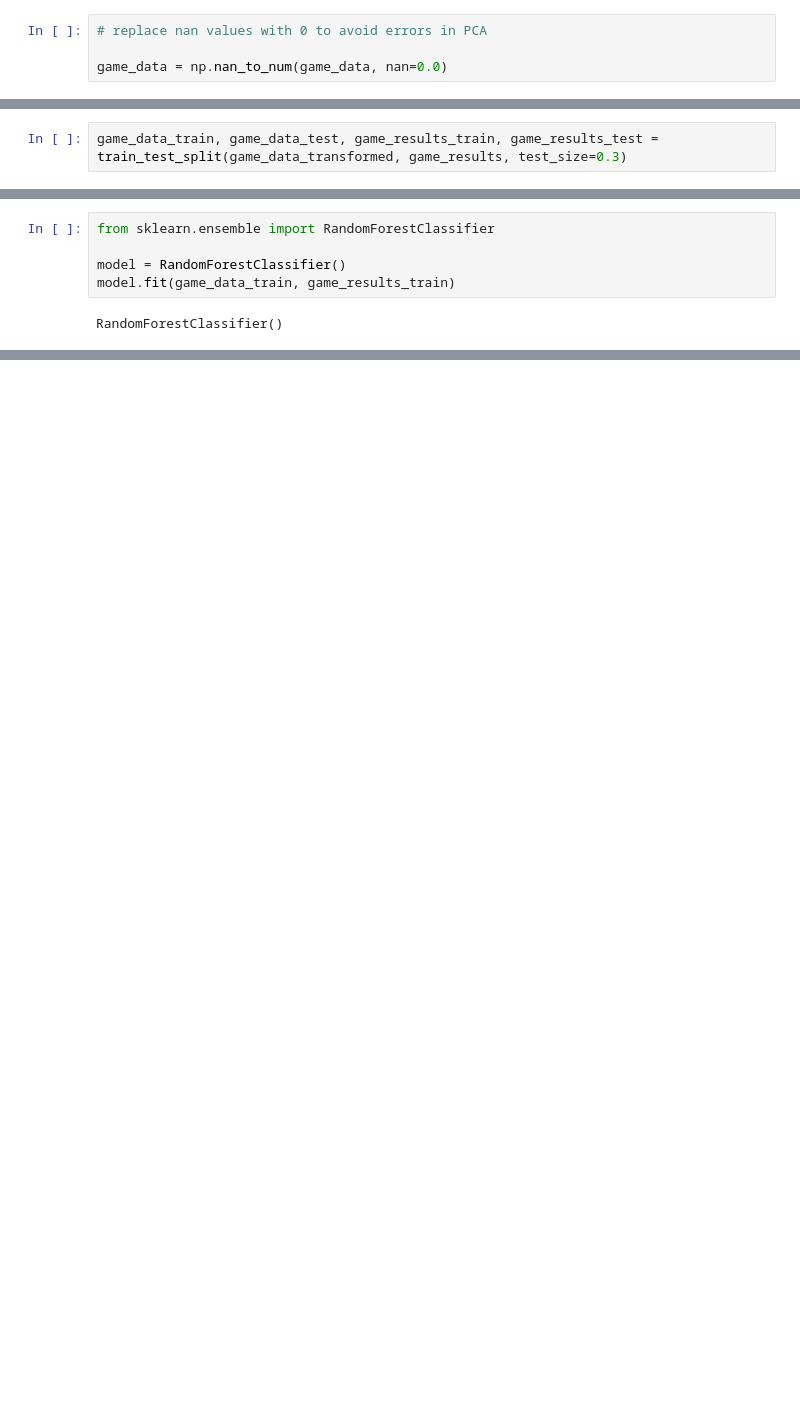
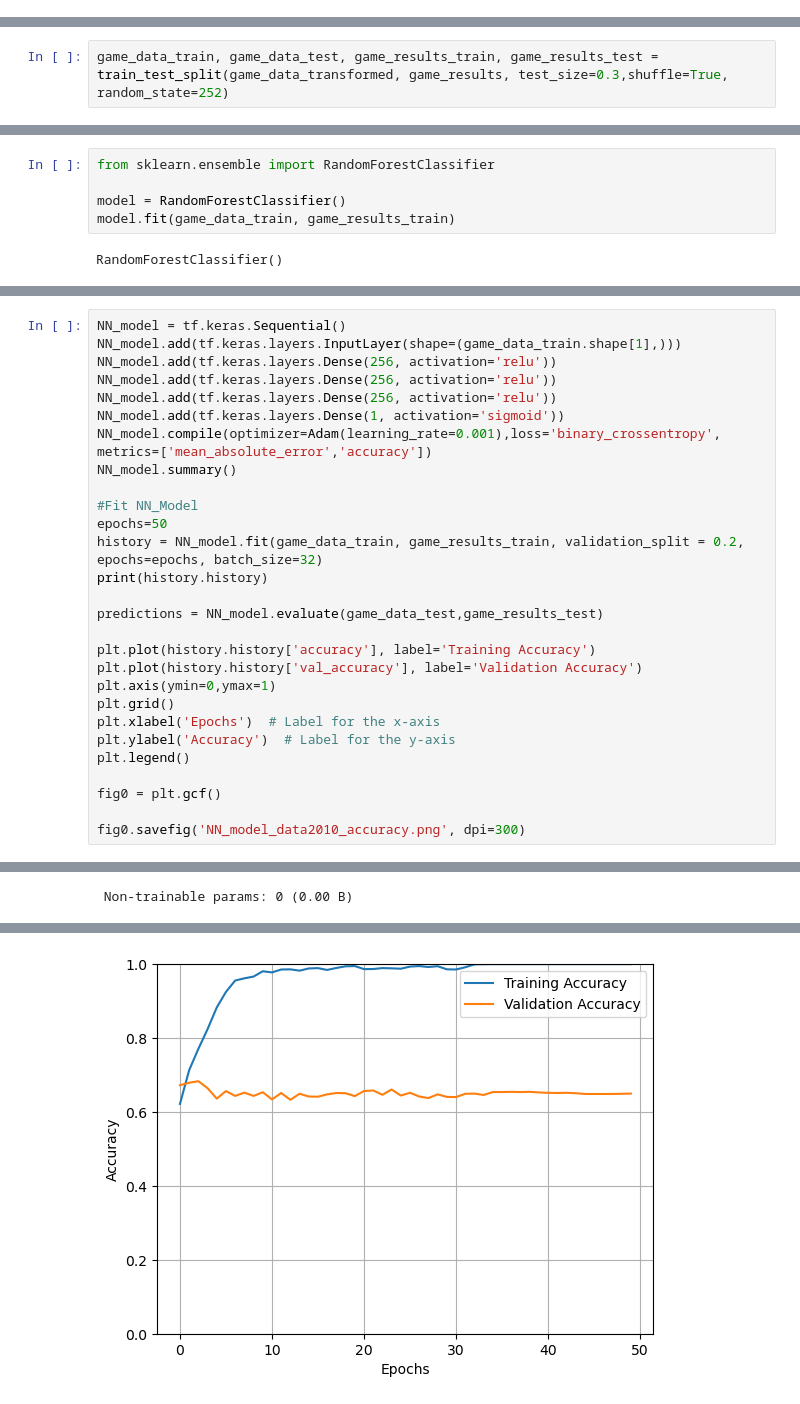
Before and after one commit to PeteCone/NHL_Game_Prediction, a Jupyter notebook: CMPE252_Prediction.ipynb, the cells around one changed output, grey strips where cells are left out. Drawn from its saved outputs; the diff is of its cells as text; blank space fills up the shorter version.

```diff
--- a/CMPE252_Prediction.ipynb
+++ b/CMPE252_Prediction.ipynb
@@ -20,4 +80,0 @@ game_results = data['Winner: 0 Home, 1Visiting']
-# %%
-# replace nan values with 0 to avoid errors in PCA
-
-game_data = np.nan_to_num(game_data, nan=0.0)
@@ -88,4 +142,4 @@ Number of components: 131
 # %% [markdown]
 # Split
 # %%
-game_data_train, game_data_test, game_results_train, game_results_test = train_test_split(game_data_transformed, game_results, test_size=0.3)
+game_data_train, game_data_test, game_results_train, game_results_test = train_test_split(game_data_transformed, game_results, test_size=0.3,shuffle=True, random_state=252)
@@ -107,0 +173,29 @@ model.score(game_data_test, game_results_test)
+# %%
+NN_model = tf.keras.Sequential()
+NN_model.add(tf.keras.layers.InputLayer(shape=(game_data_train.shape[1],)))
+NN_model.add(tf.keras.layers.Dense(256, activation='relu'))
+NN_model.add(tf.keras.layers.Dense(256, activation='relu'))
+NN_model.add(tf.keras.layers.Dense(256, activation='relu'))
+NN_model.add(tf.keras.layers.Dense(1, activation='sigmoid'))
+NN_model.compile(optimizer=Adam(learning_rate=0.001),loss='binary_crossentropy', metrics=['mean_absolute_error','accuracy'])
+NN_model.summary()
+
+#Fit NN_Model
+epochs=50
+history = NN_model.fit(game_data_train, game_results_train, validation_split = 0.2, epochs=epochs, batch_size=32)
+print(history.history)
+
+predictions = NN_model.evaluate(game_data_test,game_results_test)
+
+plt.plot(history.history['accuracy'], label='Training Accuracy')
+plt.plot(history.history['val_accuracy'], label='Validation Accuracy')
+plt.axis(ymin=0,ymax=1)
+plt.grid()
+plt.xlabel('Epochs')  # Label for the x-axis
+plt.ylabel('Accuracy')  # Label for the y-axis
+plt.legend()
+
+fig0 = plt.gcf()
+
+fig0.savefig('NN_model_data2010_accuracy.png', dpi=300)
+# %% [output]
@@ -107,0 +216 @@ model.score(game_data_test, game_results_test)
+ Non-trainable params: 0 (0.00 B)
@@ -107,0 +234 @@ model.score(game_data_test, game_results_test)
+[figure, added]
```
Also changed, not shown: parts of 23 cells of this notebook, 4 other files.
